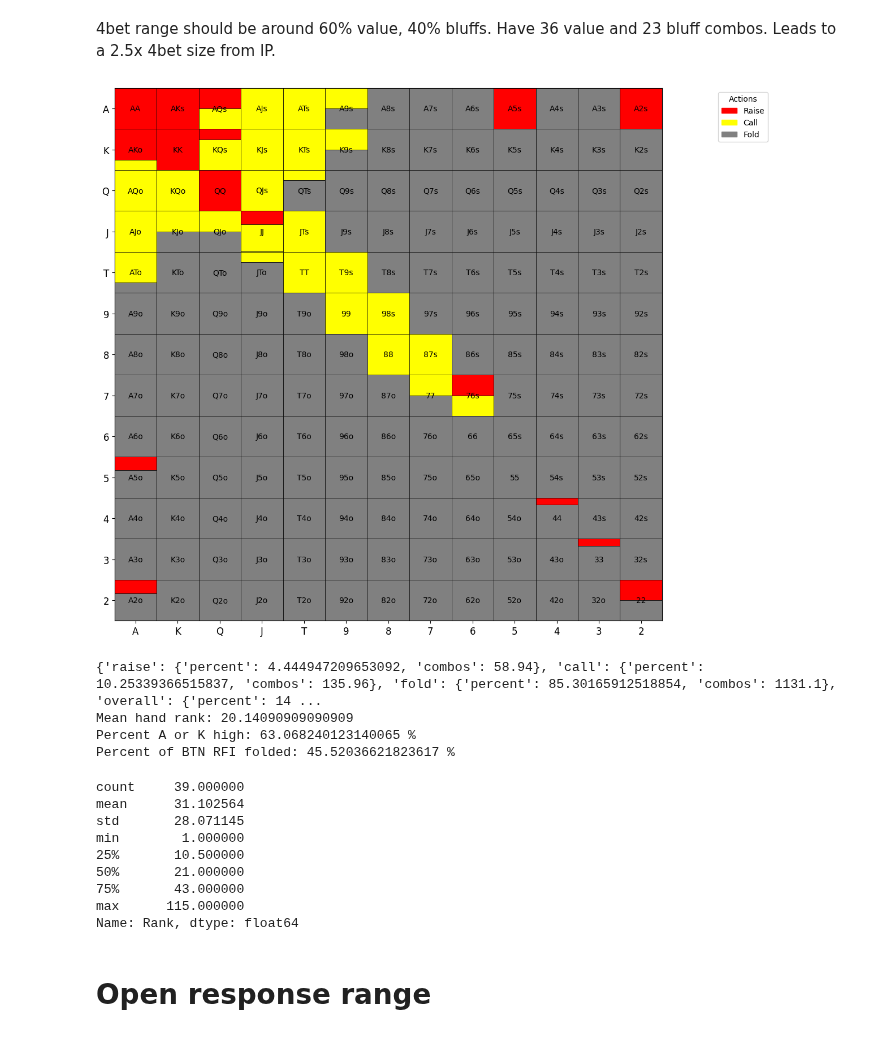
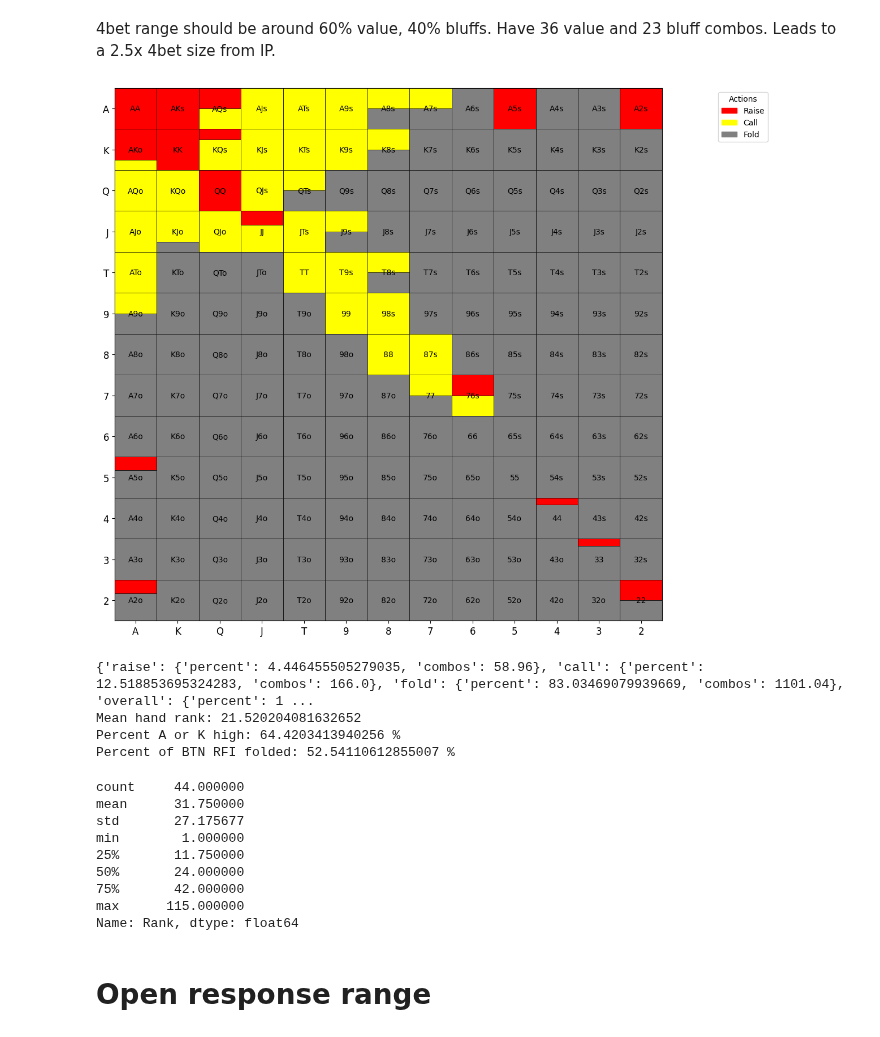
Before and after one commit to KunaalAgarwal/poker_analysis, a Jupyter notebook: src/btn_ranges.ipynb, the cells around one changed output. Cells and saved outputs as stored; diff of their text form; code cells hidden in the pictures.

```diff
--- a/src/btn_ranges.ipynb
+++ b/src/btn_ranges.ipynb
@@ -153,7 +153,7 @@ response_3bet_range = {
     "AA": {"raise": 1.0, "call": 0.0},
     "KK": {"raise": 1.0, "call": 0.0},
     "QQ": {"raise": 1.0, "call": 0.0},
-    "JJ": {"raise": 0.33, "call": 0.66},
+    "JJ": {"raise": 1/3, "call": 2/3},
     "TT": {"raise": 0.0, "call": 1.0},
 
     "99": {"raise": 0.0, "call": 1.0},
@@ -170,9 +170,9 @@ response_3bet_range = {
     "AQs": {"raise": 0.5, "call": 0.5},
     "AJs": {"raise": 0.0, "call": 1.0},
     "ATs": {"raise": 0.0, "call": 1.0},
-    "A9s": {"raise": 0.0, "call": 0.5},
-    "A8s": {"raise": 0.0, "call": 0.0},
-    "A7s": {"raise": 0.0, "call": 0.0},
+    "A9s": {"raise": 0.0, "call": 1.0},
+    "A8s": {"raise": 0.0, "call": 0.5},
+    "A7s": {"raise": 0.0, "call": 0.5},
     "A6s": {"raise": 0.0, "call": 0.0},
     "A5s": {"raise": 1.0, "call": 0.0}, # 4bet bluff
     "A4s": {"raise": 0.0, "call": 0.0},
@@ -182,9 +182,8 @@ response_3bet_range = {
     "AKo": {"raise": .75, "call": 0.25},
     "AQo": {"raise": 0.0, "call": 1.0},
     "AJo": {"raise": 0.0, "call": 1.0},
-    "ATo": {"raise": 0.0, "call": 0.75},
-    "A9o": {"raise": 0.0, "call": 0.0},
-
+    "ATo": {"raise": 0.0, "call": 1.0},
+    "A9o": {"raise": 0.0, "call": 0.5},
     "A5o": {"raise": 0.33, "call": 0.0}, # come back to adjust bluff frequencies
     "A4o": {"raise": 0.0, "call": 0.0},
     "A3o": {"raise": 0.0, "call": 0.0},
@@ -193,67 +192,69 @@ response_3bet_range = {
     "KQs": {"raise": 0.25, "call": 0.75},
     "KJs": {"raise": 0.0, "call": 1.0},
     "KTs": {"raise": 0.0, "call": 1.0},
-    "K9s": {"raise": 0.0, "call": 0.5},
+    "K9s": {"raise": 0.0, "call": 1.0},
+    "K8s": {"raise": 0.0, "call": 0.5},
+
 
     "KQo": {"raise": 0.0, "call": 1.0},
-    "KJo": {"raise": 0.0, "call": 0.5},
+    "KJo": {"raise": 0.0, "call": 0.75},
     "KTo": {"raise": 0.0, "call": 0.0},
 
     "QJs": {"raise": 0.0, "call": 1.0},
-    "QTs": {"raise": 0.0, "call": 0.25},
+    "QTs": {"raise": 0.0, "call": 0.5},
 
-    "QJo": {"raise": 0.0, "call": 0.5},
+    "QJo": {"raise": 0.0, "call": 1.0},
     "QTo": {"raise": 0.0, "call": 0.0},
     "Q9o": {"raise": 0.0, "call": 0.0},
 
     "JTs": {"raise": 0.0, "call": 1.0},
-    "J9s": {"raise": 0.0, "call": 0.0},
+    "J9s": {"raise": 0.0, "call": 0.5},
 
-    "JTo": {"raise": 0.0, "call": 0.25},
+    "JTo": {"raise": 0.0, "call": 0.0},
     "J9o": {"raise": 0.0, "call": 0.0},
 
     "T9s": {"raise": 0.0, "call": 1.0},
-    "T8s": {"raise": 0.0, "call": 0.0},
+    "T8s": {"raise": 0.0, "call": 0.5},
 
     "98s": {"raise": 0.0, "call": 1.0},
     "97s": {"raise": 0.0, "call": 0.0},
 
     "87s": {"raise": 0.0, "call": 1.0},
     "86s": {"raise": 0.0, "call": 0.0},
 
     "76s": {"raise": 0.5, "call": 0.5},
     "75s": {"raise": 0.0, "call": 0.0},
 
     "65s": {"raise": 0.0, "call": 0.0},
 }
 # Visualize the range
 response_3bet = range_construction.generate_range(response_3bet_range, '../ranges/btn_ranges/btn_3!response')
 response_3bet_distribution = range_construction.range_hand_distribution(response_3bet_range)
 response_3bet_percent_by_actions = range_construction.range_percent_by_all_actions(response_3bet_range)
 response_3bet_mean_hand_rank = range_construction.average_range_rank(response_3bet_range)
 
-folded_rfi = 100*response_3bet_percent_by_actions['overall']['combos'] / rfi_percent_by_actions['overall']['combos']
+defended_rfi = 100*response_3bet_percent_by_actions['overall']['combos'] / rfi_percent_by_actions['overall']['combos']
 
 print(response_3bet_percent_by_actions)
 print(f'Mean hand rank: {response_3bet_mean_hand_rank}')
 print(f'Percent A or K high: {range_construction.percent_range_high_card(response_3bet_range)} %')
-print(f'Percent of BTN RFI folded: {folded_rfi} %')
+print(f'Percent of BTN RFI folded: {defended_rfi} %')
 
 response_3bet_distribution[1].to_csv('../ranges/btn_ranges/btn_3bet_response_distribution.csv')
 response_3bet_distribution[0]
 # %% [output]
-[figure, old version]
+[figure, new version]
-{'raise': {'percent': 4.444947209653092, 'combos': 58.94}, 'call': {'percent': 10.25339366515837, 'combos': 135.96}, 'fold': {'percent': 85.30165912518854, 'combos': 1131.1}, 'overall': {'percent': 14 ...
-Mean hand rank: 20.14090909090909
-Percent A or K high: 63.068240123140065 %
-Percent of BTN RFI folded: 45.52036621823617 %
+{'raise': {'percent': 4.446455505279035, 'combos': 58.96}, 'call': {'percent': 12.518853695324283, 'combos': 166.0}, 'fold': {'percent': 83.03469079939669, 'combos': 1101.04}, 'overall': {'percent': 1 ...
+Mean hand rank: 21.520204081632652
+Percent A or K high: 64.4203413940256 %
+Percent of BTN RFI folded: 52.54110612855007 %
-count     39.000000
-mean      31.102564
-std       28.071145
+count     44.000000
+mean      31.750000
+std       27.175677
 min        1.000000
-25%       10.500000
-50%       21.000000
-75%       43.000000
+25%       11.750000
+50%       24.000000
+75%       42.000000
 max      115.000000
 Name: Rank, dtype: float64
 # %% [markdown]
```
Also changed, not shown: 10 other files.
